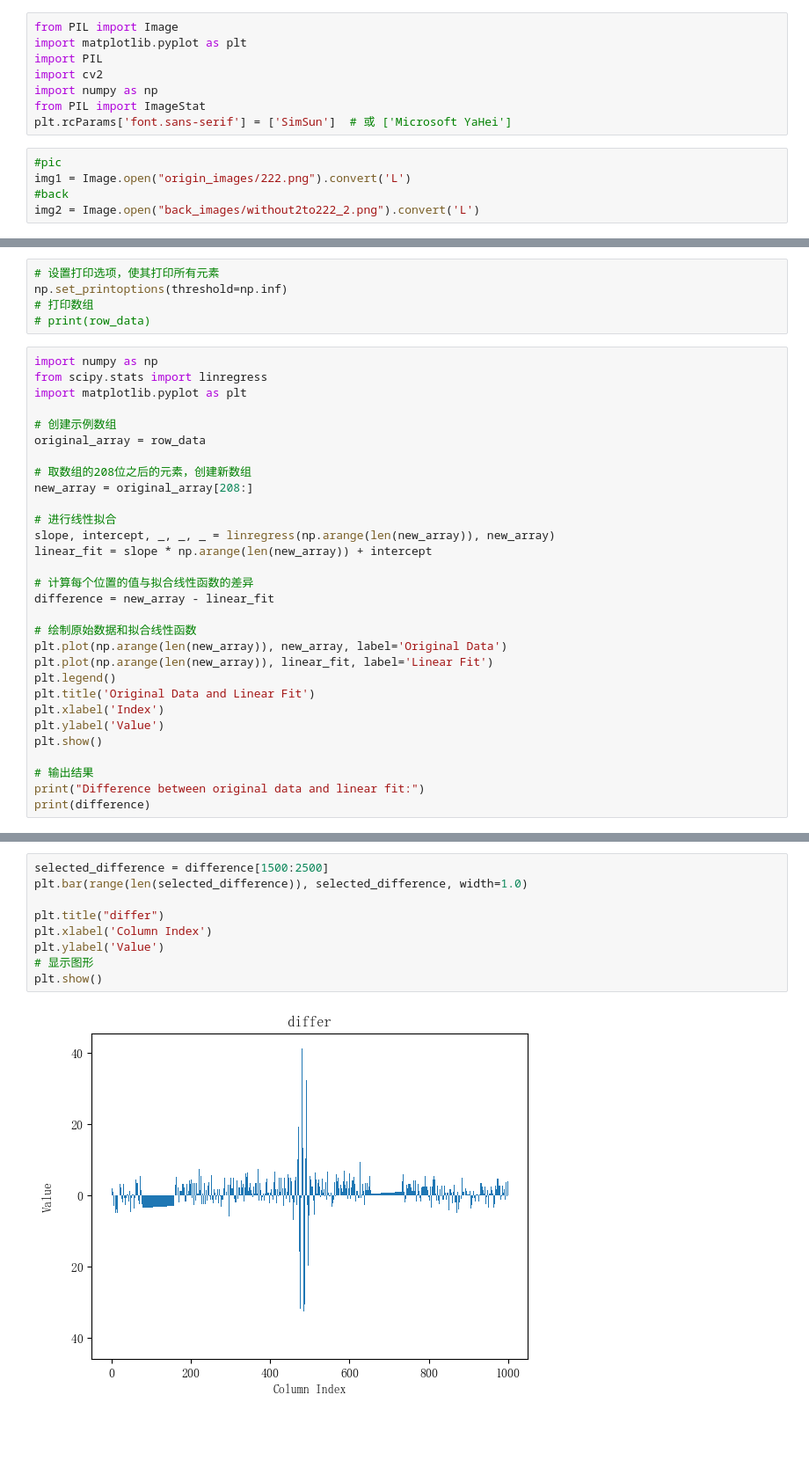
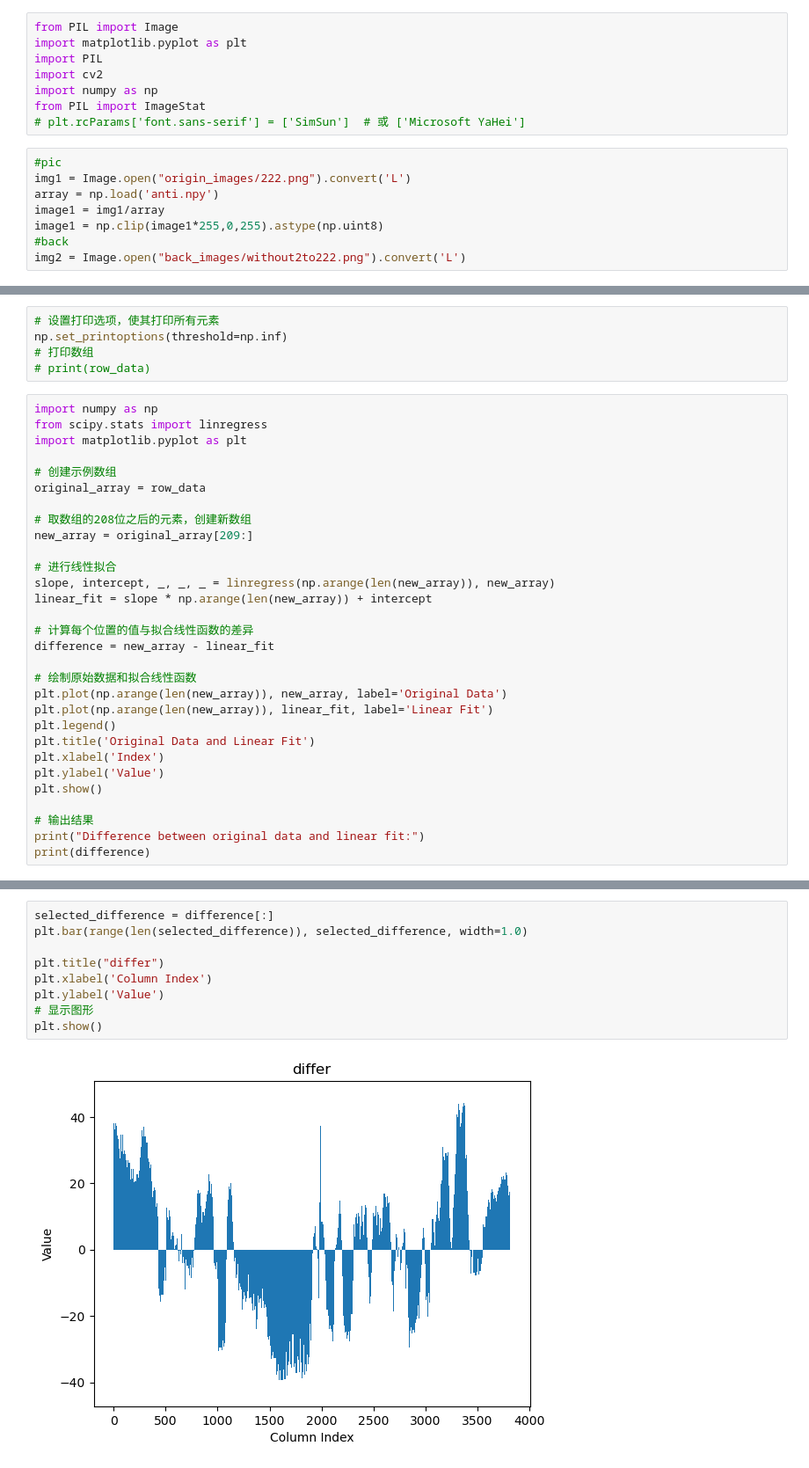
Before and after one commit to 2nd-Elysia/image_restract, a Jupyter notebook: picture_minus_numpy.ipynb, the cells around one changed output, grey strips where cells are left out. Shown at 88% size. Cells and saved outputs as stored; diff of their text form; blank space fills up the shorter version.

```diff
--- a/picture_minus_numpy.ipynb
+++ b/picture_minus_numpy.ipynb
@@ -5,12 +5,15 @@ import PIL
 import cv2
 import numpy as np
 from PIL import ImageStat
-plt.rcParams['font.sans-serif'] = ['SimSun']  # 或 ['Microsoft YaHei']
+# plt.rcParams['font.sans-serif'] = ['SimSun']  # 或 ['Microsoft YaHei']
 # %%
 #pic
 img1 = Image.open("origin_images/222.png").convert('L')
+array = np.load('anti.npy')
+image1 = img1/array
+image1 = np.clip(image1*255,0,255).astype(np.uint8)
 #back
-img2 = Image.open("back_images/without2to222_2.png").convert('L')
+img2 = Image.open("back_images/without2to222.png").convert('L')
 # %%
 print(img2.size)
 # 将图像转换为NumPy数组（浮点数类型）
@@ -91,7 +94,7 @@ import matplotlib.pyplot as plt
 original_array = row_data
 
 # 取数组的208位之后的元素，创建新数组
-new_array = original_array[208:]
+new_array = original_array[209:]
 
 # 进行线性拟合
 slope, intercept, _, _, _ = linregress(np.arange(len(new_array)), new_array)
@@ -120,14 +137,14 @@ Difference between original data and linear fit:
 # %%
-selected_difference = difference[1500:2500]
+selected_difference = difference[:]
 plt.bar(range(len(selected_difference)), selected_difference, width=1.0)
 
 plt.title("differ")
 plt.xlabel('Column Index')
 plt.ylabel('Value')
 # 显示图形
 plt.show()
 # %% [output]
-[figure, old version]
+[figure, new version]
 # %%
 for element in difference:
     print(element)
```
Also changed, not shown: parts of 3 cells of this notebook, 14 other files.
